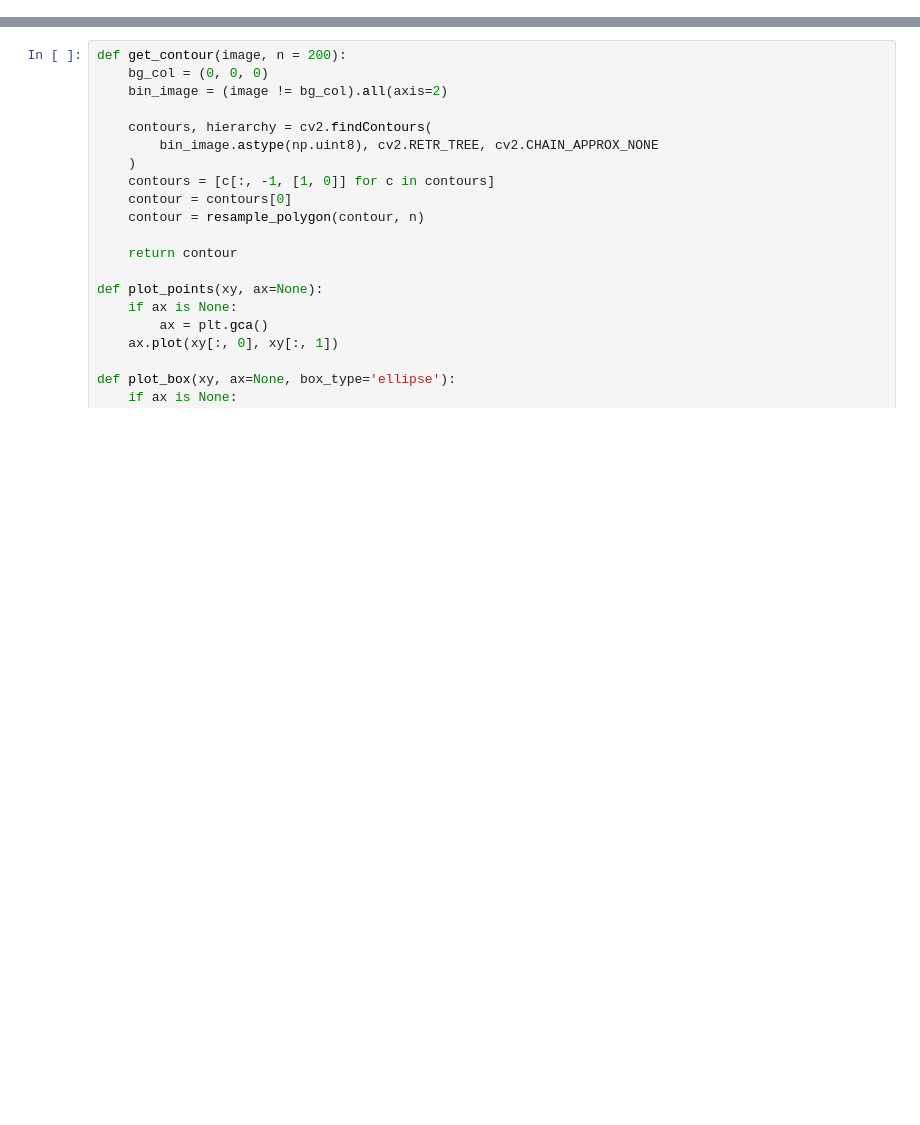
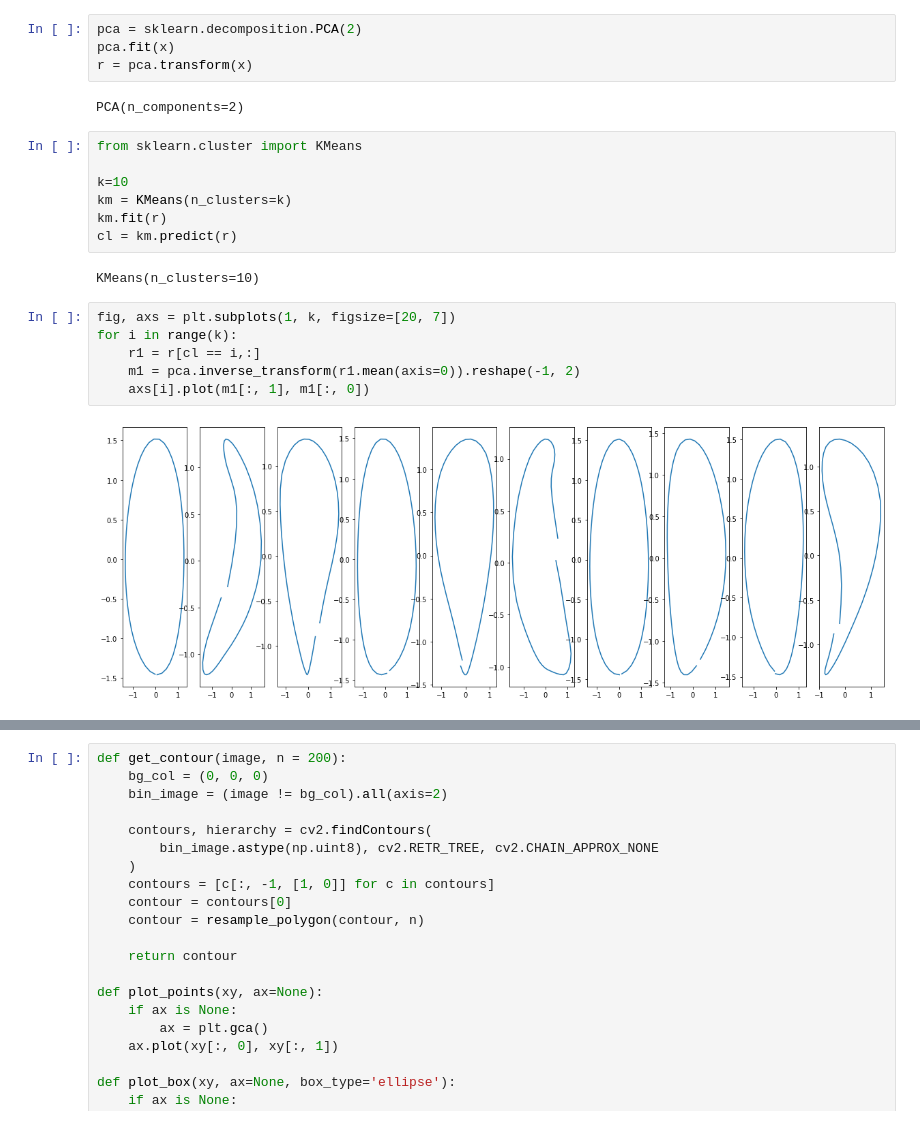
Before and after one commit to TankredO/seed_detector, a Jupyter notebook: tests.ipynb, the cells around one changed output, grey strips where cells are left out. Drawn from its saved outputs; the diff is of its cells as text; blank space fills up the shorter version.

```diff
--- a/tests.ipynb
+++ b/tests.ipynb
@@ -12,0 +43,23 @@ from seed_detector.tools import resample_polygon, polygon_area, get_contours as
+# %%
+pca = sklearn.decomposition.PCA(2)
+pca.fit(x)
+r = pca.transform(x)
+# %% [output]
+PCA(n_components=2)
+# %%
+from sklearn.cluster import KMeans
+
+k=10
+km = KMeans(n_clusters=k)
+km.fit(r)
+cl = km.predict(r)
+# %% [output]
+KMeans(n_clusters=10)
+# %%
+fig, axs = plt.subplots(1, k, figsize=[20, 7])
+for i in range(k):
+    r1 = r[cl == i,:]
+    m1 = pca.inverse_transform(r1.mean(axis=0)).reshape(-1, 2)
+    axs[i].plot(m1[:, 1], m1[:, 0])
+# %% [output]
+[figure, added]
```
Also changed, not shown: parts of 5 cells of this notebook, 1 other file.
